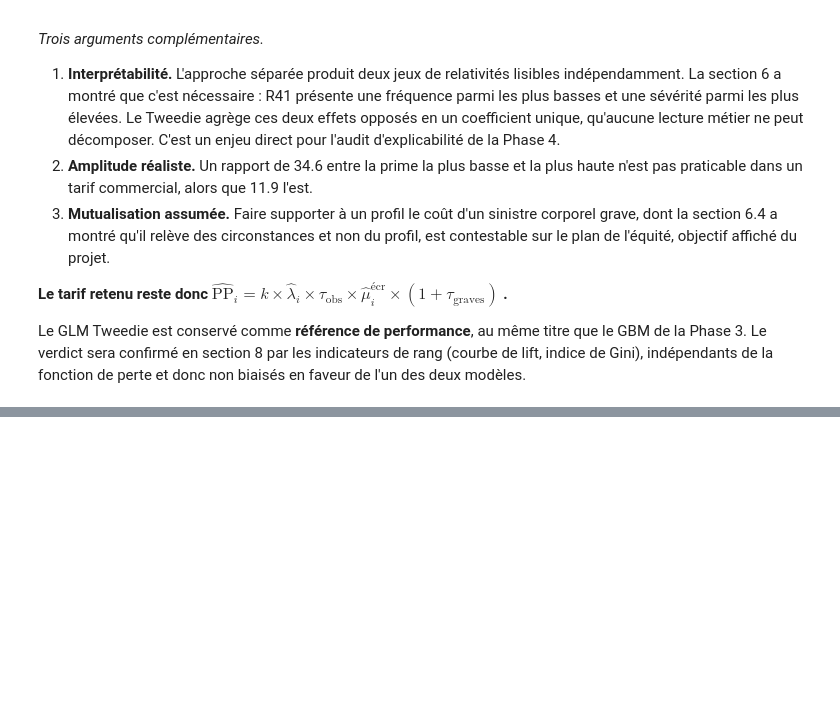
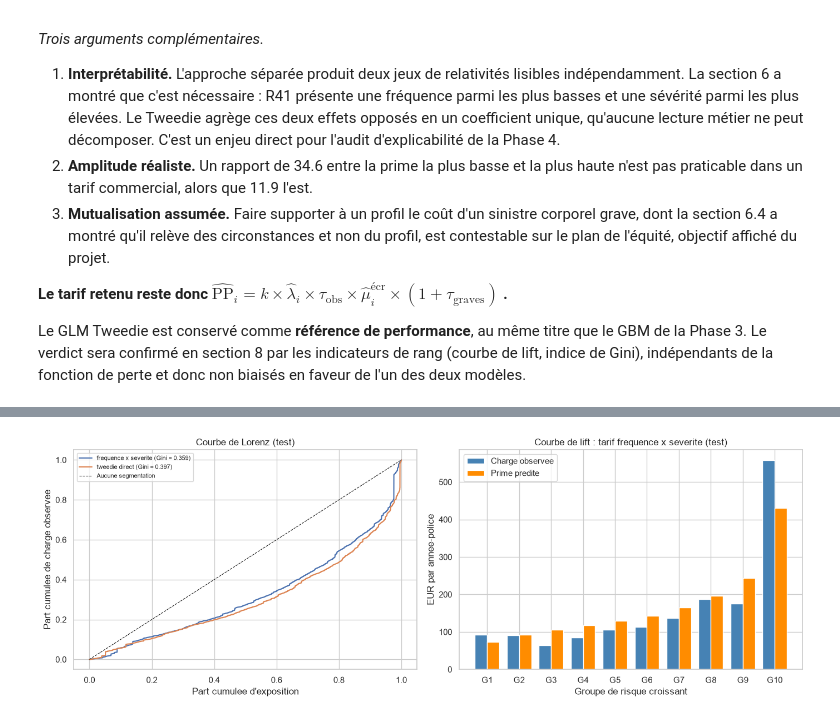
Before and after one commit to STORM227-cyber/moteur-tarification-iard, a Jupyter notebook: notebooks/02_glm.ipynb, the cells around one changed output, grey strips where cells are left out. Cells and saved outputs as stored; diff of their text form; code cells hidden in the pictures; blank space fills up the shorter version.

Commit message:
feat(glm): évaluation finale (lift, Gini), export du tarif et synthèse Phase 2

```diff
--- a/notebooks/02_glm.ipynb
+++ b/notebooks/02_glm.ipynb
@@ -4702,0 +4767,87 @@ biaisés en faveur de l'un des deux modèles.
+# %%
+# --- COURBE DE LIFT ET INDICE DE GINI ---
+def lorenz(primes: pd.Series, data: pd.DataFrame) -> tuple:
+    """Courbe de Lorenz : part cumulee de charge contre part cumulee d'exposition,
+    polices triees par prime predite croissante. Renvoie (x, y, gini)."""
+    ordre = np.argsort(primes.to_numpy())
+    expo = data["Exposure"].to_numpy()[ordre]
+    charge = data["ClaimAmount"].to_numpy()[ordre]
+
+    x = np.concatenate([[0], np.cumsum(expo) / expo.sum()])
+    y = np.concatenate([[0], np.cumsum(charge) / charge.sum()])
+    gini = 1 - 2 * np.trapezoid(y, x)
+    return x, y, gini
+
+
+def courbe_lift(primes: pd.Series, data: pd.DataFrame, n_groupes: int = 10):
+    """Charge observee et prime predite par groupe d'exposition egale."""
+    d = pd.DataFrame({
+        "prime": primes.to_numpy(),
+        "expo": data["Exposure"].to_numpy(),
+        "charge": data["ClaimAmount"].to_numpy(),
+    }).sort_values("prime")
+    d["groupe"] = pd.cut(d["expo"].cumsum() / d["expo"].sum(),
+                         bins=np.linspace(0, 1, n_groupes + 1),
+                         labels=[f"G{i}" for i in range(1, n_groupes + 1)],
+                         include_lowest=True)
+    g = d.groupby("groupe", observed=True).agg(
+        expo=("expo", "sum"), charge=("charge", "sum"),
+        prime_moy=("prime", "mean"))
+    g["charge_obs"] = g["charge"] / g["expo"]
+    return g
+
+
+# Plafond theorique : tri par charge observee (clairvoyance parfaite)
+_, _, gini_max = lorenz(test["ClaimAmount"] / test["Exposure"], test)
+
+TARIFS_FINAUX = {
+    "frequence x severite": test["pp_predite"],
+    "tweedie direct": glm_tweedie.predict(test) * k_tw,
+}
+
+resultats = []
+for nom, primes in TARIFS_FINAUX.items():
+    _, _, g = lorenz(primes, test)
+    lift = courbe_lift(primes, test)
+    resultats.append({
+        "tarif": nom,
+        "gini": g,
+        "part_du_max": g / gini_max,
+        "lift_G10_G1": lift.loc["G10", "charge_obs"] / lift.loc["G1", "charge_obs"],
+    })
+
+print(f"Gini maximal atteignable (tri par charge observee) : {gini_max:.4f}\n")
+print(pd.DataFrame(resultats).set_index("tarif").round(4).to_string())
+
+# --- GRAPHIQUES ---
+fig, axes = plt.subplots(1, 2, figsize=(14, 5))
+
+for nom, primes in TARIFS_FINAUX.items():
+    x, y, g = lorenz(primes, test)
+    axes[0].plot(x, y, label=f"{nom} (Gini = {g:.3f})")
+axes[0].plot([0, 1], [0, 1], "k--", lw=0.8, label="Aucune segmentation")
+axes[0].set_xlabel("Part cumulee d'exposition")
+axes[0].set_ylabel("Part cumulee de charge observee")
+axes[0].set_title("Courbe de Lorenz (test)")
+axes[0].legend(fontsize=8)
+
+lift_sep = courbe_lift(test["pp_predite"], test)
+largeur = 0.38
+pos = np.arange(len(lift_sep))
+axes[1].bar(pos - largeur / 2, lift_sep["charge_obs"], largeur,
+            label="Charge observee", color="steelblue")
+axes[1].bar(pos + largeur / 2, lift_sep["prime_moy"], largeur,
+            label="Prime predite", color="darkorange")
+axes[1].set_xticks(pos, lift_sep.index)
+axes[1].set_xlabel("Groupe de risque croissant")
+axes[1].set_ylabel("EUR par annee-police")
+axes[1].set_title("Courbe de lift : tarif frequence x severite (test)")
+axes[1].legend()
+
+plt.tight_layout()
+plt.savefig(FIGURES_DIR / "02_lift_gini.png", dpi=150)
+plt.show()
+
+print("\nDetail du lift, tarif frequence x severite :")
+print(lift_sep[["expo", "charge_obs", "prime_moy"]].round(2).to_string())
+# %% [output]
@@ -4702,0 +4860 @@ biaisés en faveur de l'un des deux modèles.
+[figure, added]
```
Also changed, not shown: parts of 5 cells of this notebook, 2 other files.
